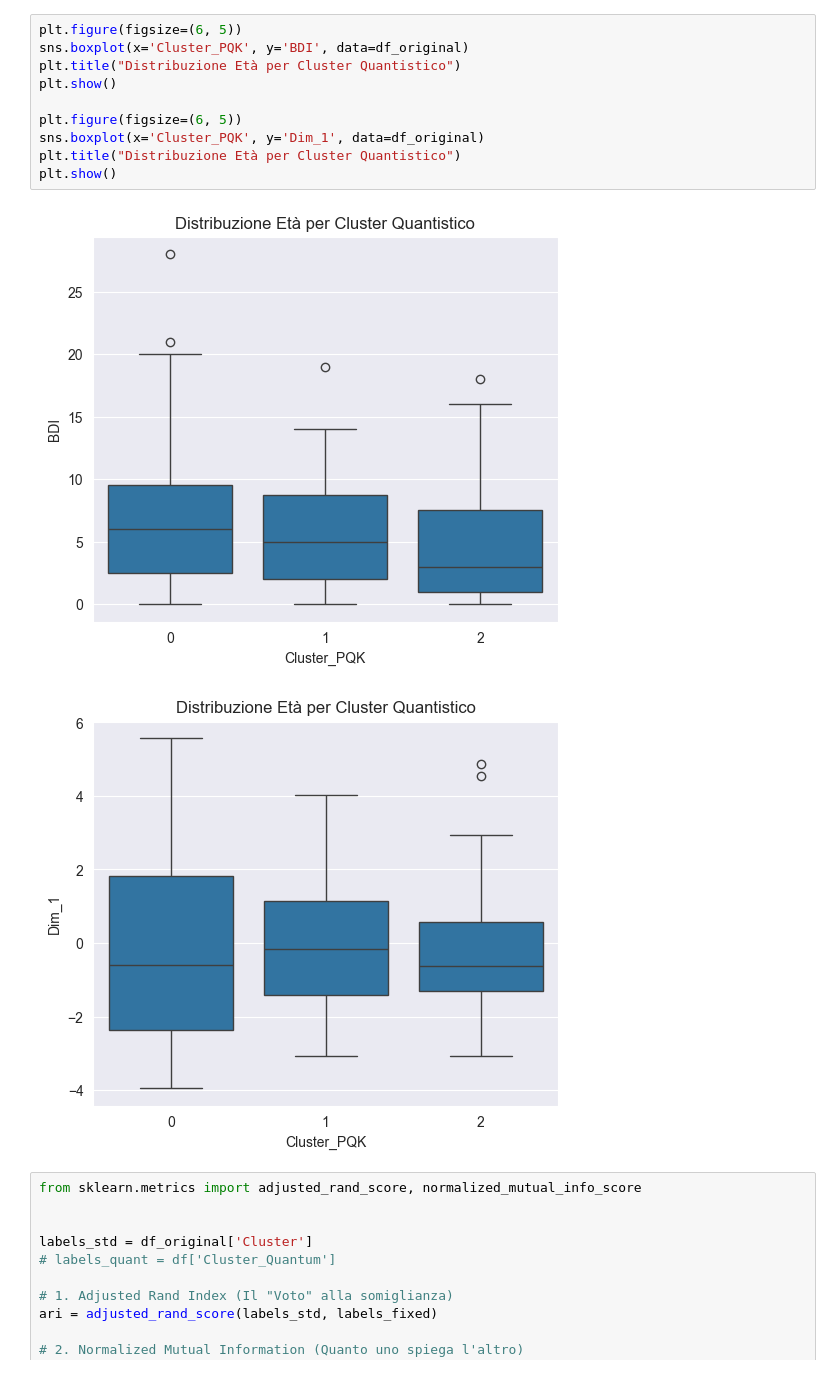
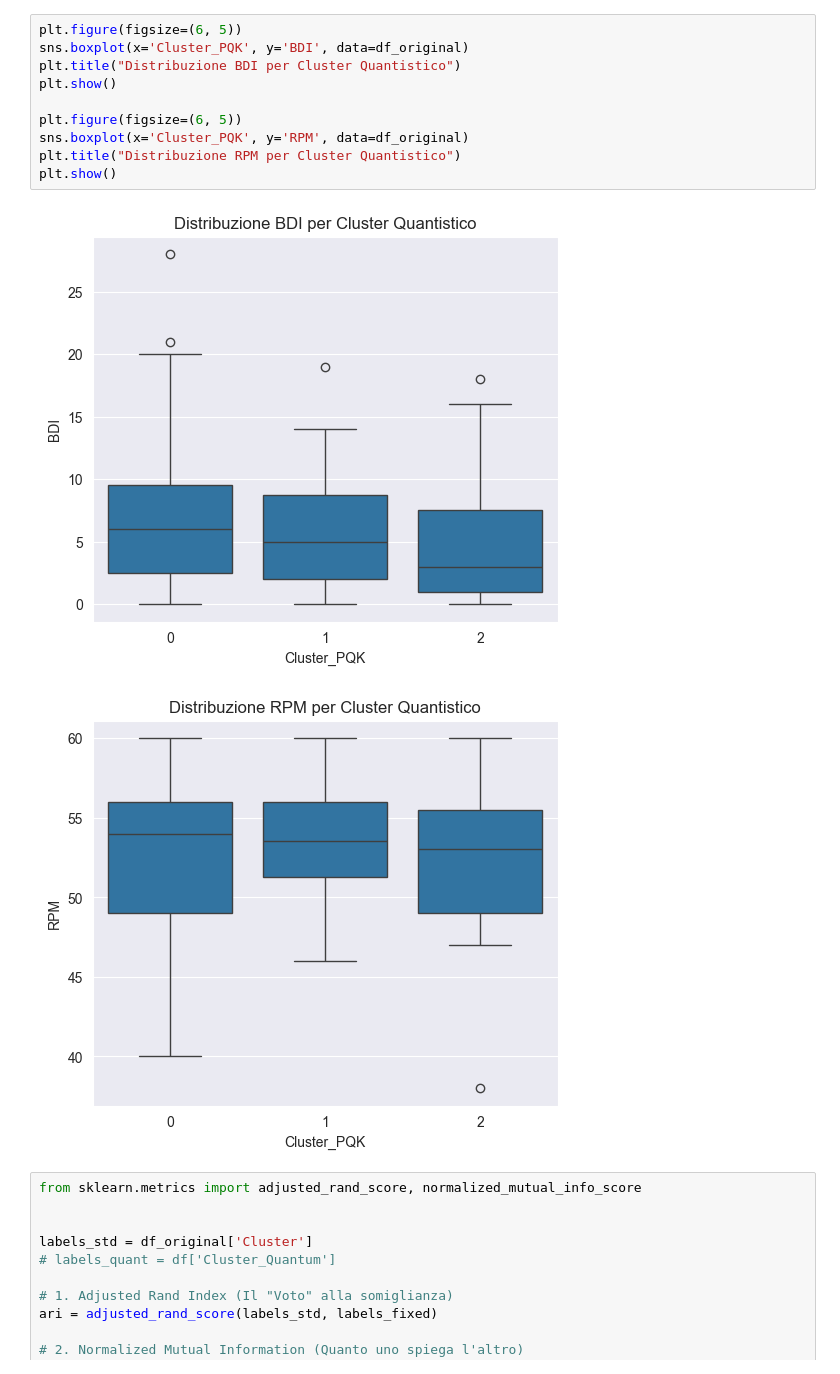
Before and after one commit to Kirjia/Quantheimer-SAD, a Jupyter notebook: Quantum/RealQuantum.ipynb, the cells around one changed output. Cells and saved outputs as stored; diff of their text form.

```diff
--- a/Quantum/RealQuantum.ipynb
+++ b/Quantum/RealQuantum.ipynb
@@ -137,16 +133,16 @@ plt.show()
 # %%
 plt.figure(figsize=(6, 5))
 sns.boxplot(x='Cluster_PQK', y='BDI', data=df_original)
-plt.title("Distribuzione Età per Cluster Quantistico")
+plt.title("Distribuzione BDI per Cluster Quantistico")
 plt.show()
 
 plt.figure(figsize=(6, 5))
-sns.boxplot(x='Cluster_PQK', y='Dim_1', data=df_original)
-plt.title("Distribuzione Età per Cluster Quantistico")
+sns.boxplot(x='Cluster_PQK', y='RPM', data=df_original)
+plt.title("Distribuzione RPM per Cluster Quantistico")
 plt.show()
 # %% [output]
 [figure]
-[figure, old version]
+[figure, new version]
 # %%
 from sklearn.metrics import adjusted_rand_score, normalized_mutual_info_score
 
```
Also changed, not shown: parts of 6 cells of this notebook.
